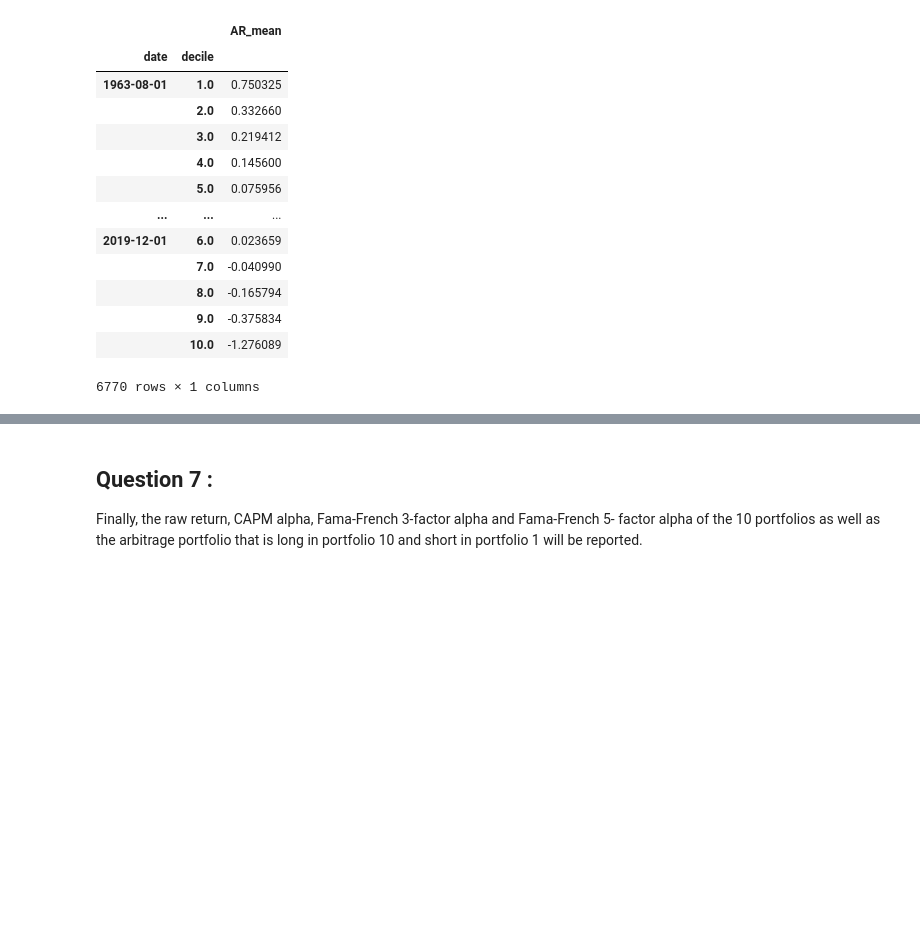
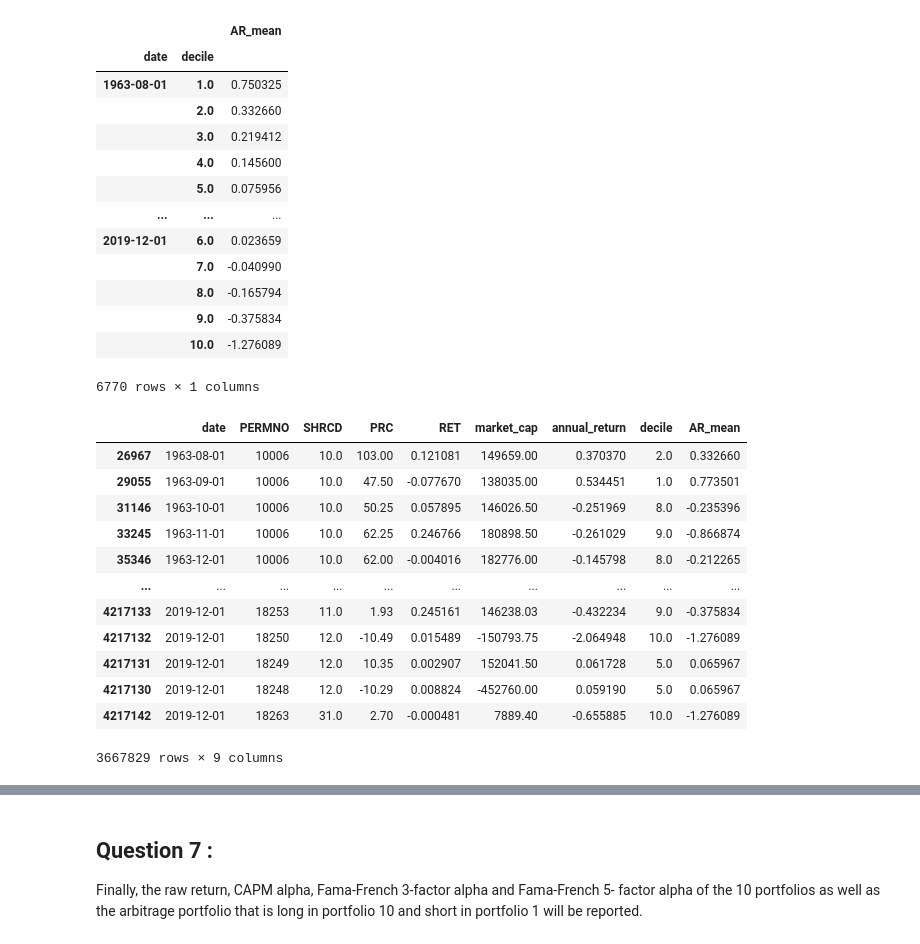
Before and after one commit to nilsjanvier/msc_fbd_portfolflio_trading, a Jupyter notebook: momentum_trading_project.ipynb, the cells around one changed output, grey strips where cells are left out. Cells and saved outputs as stored; diff of their text form; code cells hidden in the pictures; blank space fills up the shorter version.

```diff
--- a/momentum_trading_project.ipynb
+++ b/momentum_trading_project.ipynb
@@ -186 +206,17 @@ df1['strat_momemtum'] = np.where(df1['AR_mean']>=0, df1['RET'], -1*df1['RET'])
+# %%
+df1
+# %% [output]
+|  | date | PERMNO | SHRCD | PRC | RET | market_cap | annual_return | decile | AR_mean |
+| 26967 | 1963-08-01 | 10006 | 10.0 | 103.00 | 0.121081 | 149659.00 | 0.370370 | 2.0 | 0.332660 |
+| 29055 | 1963-09-01 | 10006 | 10.0 | 47.50 | -0.077670 | 138035.00 | 0.534451 | 1.0 | 0.773501 |
+| 31146 | 1963-10-01 | 10006 | 10.0 | 50.25 | 0.057895 | 146026.50 | -0.251969 | 8.0 | -0.235396 |
+| 33245 | 1963-11-01 | 10006 | 10.0 | 62.25 | 0.246766 | 180898.50 | -0.261029 | 9.0 | -0.866874 |
+| 35346 | 1963-12-01 | 10006 | 10.0 | 62.00 | -0.004016 | 182776.00 | -0.145798 | 8.0 | -0.212265 |
+| ... | ... | ... | ... | ... | ... | ... | ... | ... | ... |
+| 4217133 | 2019-12-01 | 18253 | 11.0 | 1.93 | 0.245161 | 146238.03 | -0.432234 | 9.0 | -0.375834 |
+| 4217132 | 2019-12-01 | 18250 | 12.0 | -10.49 | 0.015489 | -150793.75 | -2.064948 | 10.0 | -1.276089 |
+| 4217131 | 2019-12-01 | 18249 | 12.0 | 10.35 | 0.002907 | 152041.50 | 0.061728 | 5.0 | 0.065967 |
+| 4217130 | 2019-12-01 | 18248 | 12.0 | -10.29 | 0.008824 | -452760.00 | 0.059190 | 5.0 | 0.065967 |
+| 4217142 | 2019-12-01 | 18263 | 31.0 | 2.70 | -0.000481 | 7889.40 | -0.655885 | 10.0 | -1.276089 |
+3667829 rows × 9 columns
 # %%
```
Also changed, not shown: parts of 28 cells of this notebook.
